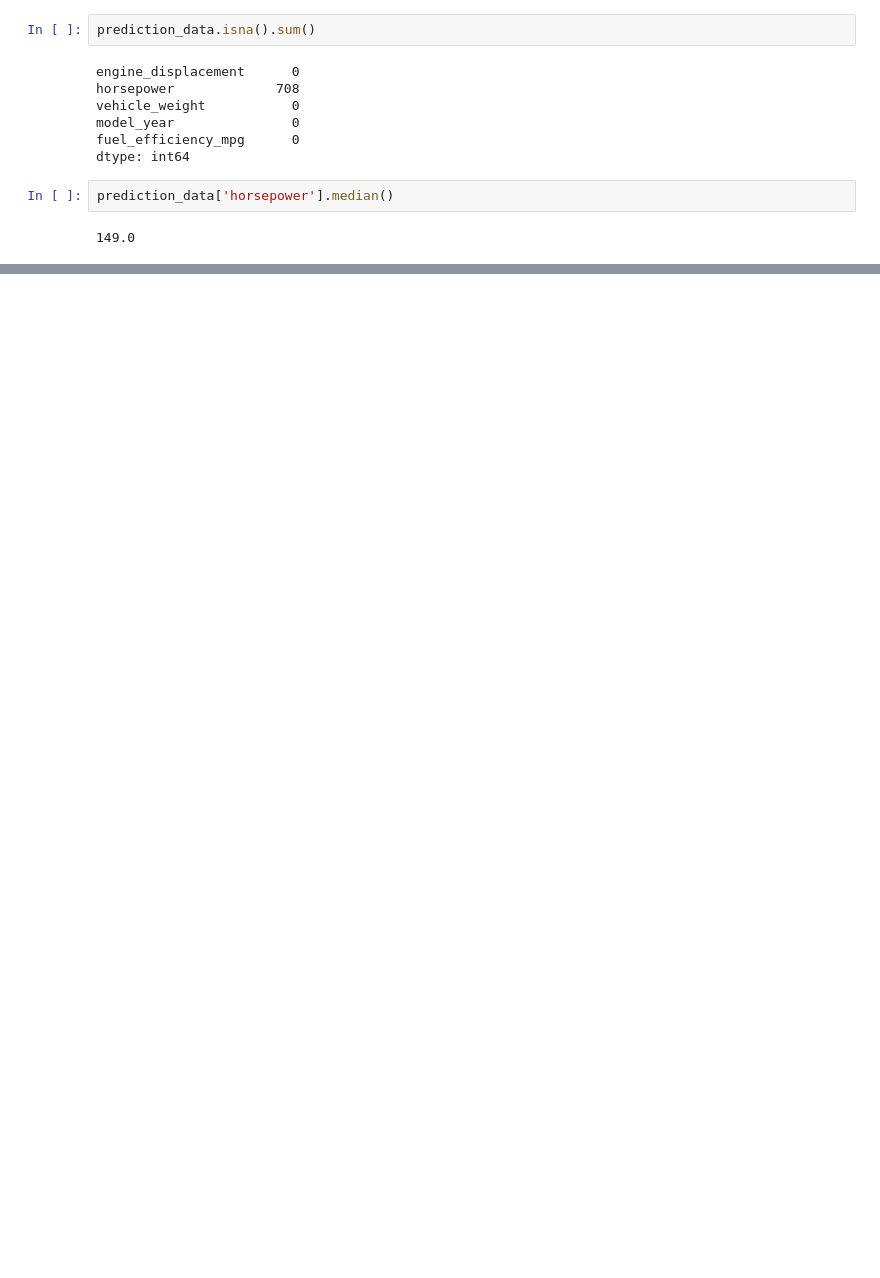
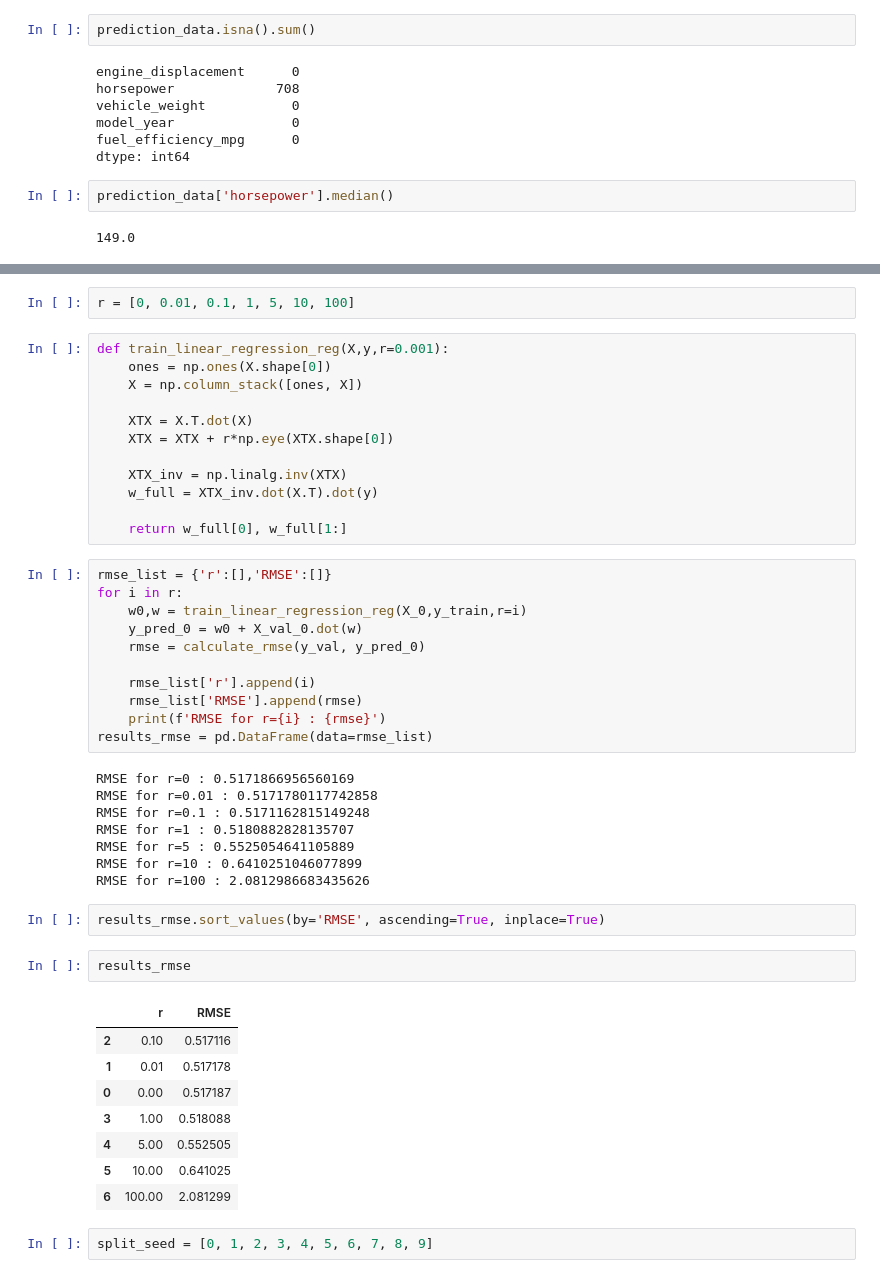
Before and after one commit to pawara101/ml_zoomcamp, a Jupyter notebook: Week-02/homework.ipynb, the cells around one changed output, grey strips where cells are left out. Drawn from its saved outputs; the diff is of its cells as text; blank space fills up the shorter version.

```diff
--- a/Week-02/homework.ipynb
+++ b/Week-02/homework.ipynb
@@ -55,0 +338,48 @@ n_test = 100 - n_train - n_val
+# %%
+r = [0, 0.01, 0.1, 1, 5, 10, 100]
+# %%
+def train_linear_regression_reg(X,y,r=0.001):
+    ones = np.ones(X.shape[0])
+    X = np.column_stack([ones, X])
+
+    XTX = X.T.dot(X)
+    XTX = XTX + r*np.eye(XTX.shape[0])
+
+    XTX_inv = np.linalg.inv(XTX)
+    w_full = XTX_inv.dot(X.T).dot(y)
+
+    return w_full[0], w_full[1:]
+# %%
+rmse_list = {'r':[],'RMSE':[]}
+for i in r:
+    w0,w = train_linear_regression_reg(X_0,y_train,r=i)
+    y_pred_0 = w0 + X_val_0.dot(w)
+    rmse = calculate_rmse(y_val, y_pred_0)
+
+    rmse_list['r'].append(i)
+    rmse_list['RMSE'].append(rmse)
+    print(f'RMSE for r={i} : {rmse}')
+results_rmse = pd.DataFrame(data=rmse_list)
+# %% [output]
+RMSE for r=0 : 0.5171866956560169
+RMSE for r=0.01 : 0.5171780117742858
+RMSE for r=0.1 : 0.5171162815149248
+RMSE for r=1 : 0.5180882828135707
+RMSE for r=5 : 0.5525054641105889
+RMSE for r=10 : 0.6410251046077899
+RMSE for r=100 : 2.0812986683435626
+# %%
+results_rmse.sort_values(by='RMSE', ascending=True, inplace=True)
+# %%
+results_rmse
+# %% [output]
+|  | r | RMSE |
+| 2 | 0.10 | 0.517116 |
+| 1 | 0.01 | 0.517178 |
+| 0 | 0.00 | 0.517187 |
+| 3 | 1.00 | 0.518088 |
+| 4 | 5.00 | 0.552505 |
+| 5 | 10.00 | 0.641025 |
+| 6 | 100.00 | 2.081299 |
+# %%
+split_seed = [0, 1, 2, 3, 4, 5, 6, 7, 8, 9]
```
Also changed, not shown: parts of 34 cells of this notebook.
